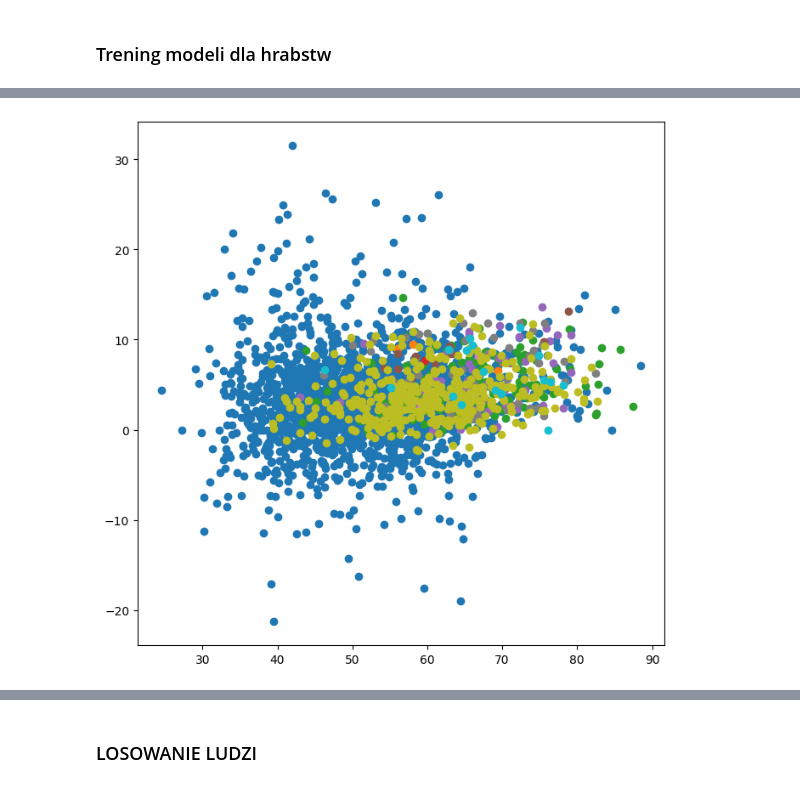
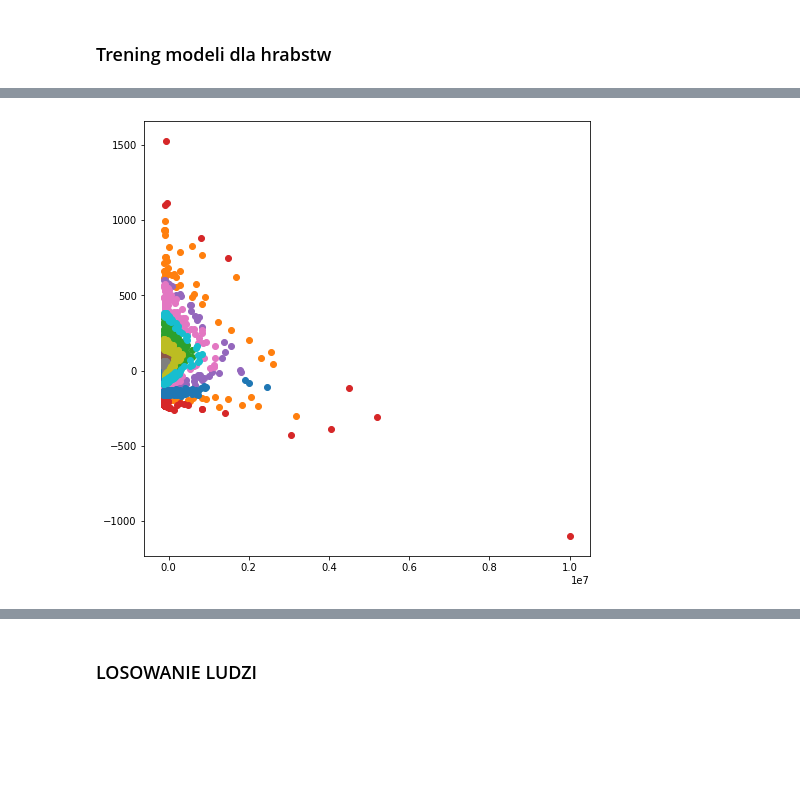
Before and after one commit to FIlipHand/USMigrations, a Jupyter notebook: stochastyka/models/trial.ipynb, the cells around one changed output, grey strips where cells are left out. Cells and saved outputs as stored; diff of their text form; code cells hidden in the pictures; blank space fills up the shorter version.

```diff
--- a/stochastyka/models/trial.ipynb
+++ b/stochastyka/models/trial.ipynb
@@ -123,8 +169,0 @@ with open('distributions.pickle', 'rb') as handle:
-# %%
-for name, group in counties.groupby('State'):
-    std = group.drop(['FIPS code', 'State', 'Area name'], axis=1).std()
-    print(group.drop(['FIPS code', 'State', 'Area name'], axis=1).mean())
-    for row in group.iterrows():
-        print(row)
-        break
-    break
@@ -149,12 +170,44 @@ Name: 0, dtype: object)
+# %%
+counties_list = []
+for idx, row in tqdm(counties.iterrows()):
+    counties_list.append(County(row['Area name'] + ', ' + row['State'], row['FIPS code'], feature_vector=row.iloc[3:].to_numpy()))
+
+for county in counties_list:
+    state_name = county.name.split(', ')[1]
+
+    county._set_distribution_parameters(np.array(list(map(lambda x: x['std'], boxcox_params[state_name].values()))),
+                                        np.array(list(map(lambda x: x['lambda'], boxcox_params[state_name].values()))))
+# %%
+from sklearn.cluster import KMeans
+from scipy.spatial.distance import cdist
+from scipy.optimize import linear_sum_assignment
+import numpy as np
+
+
+def get_even_clusters(X, cluster_size):
+    n_clusters = int(np.ceil(len(X)/cluster_size))
+    kmeans = KMeans(n_clusters)
+    kmeans.fit(X)
+    centers = kmeans.cluster_centers_
+    centers = centers.reshape(-1, 1, X.shape[-1]).repeat(cluster_size, 1).reshape(-1, X.shape[-1])
+    distance_matrix = cdist(X, centers)
+    clusters = linear_sum_assignment(distance_matrix)[1]//cluster_size
+    return n_clusters, clusters
+
+feature_vectors = np.array([c.feature_vector for c in counties_list])
+
+N_CLUSTERS, results = get_even_clusters(feature_vectors.astype(np.float64), 250)
 # %%
+from sklearn.manifold import TSNE
+
 u_labels = np.unique(results)
 pca = PCA(2)
 df = pca.fit_transform(feature_vectors)
 #plotting the results:
 plt.figure(figsize=(8,8))
 for i in u_labels:
-    plt.scatter(feature_vectors[results == i , 0] , feature_vectors[results == i , 1] , label = i)
+    plt.scatter(df[results == i , 0] , df[results == i , 1] , label = i)
 plt.show()
 # %% [output]
-[figure, old version]
+[figure, new version]
 # %%
```
Also changed, not shown: parts of 17 cells of this notebook.
